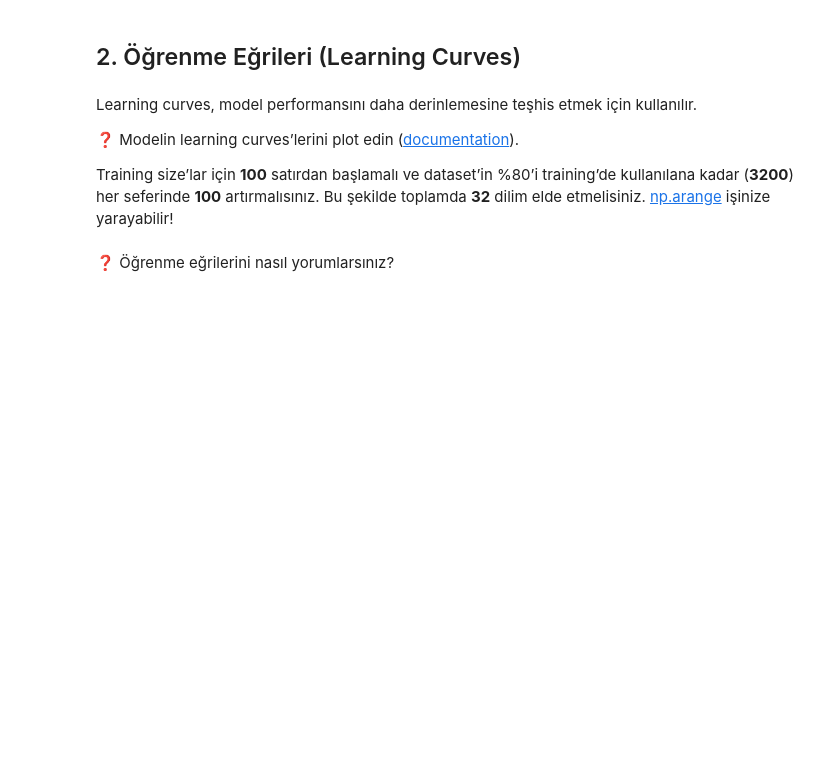
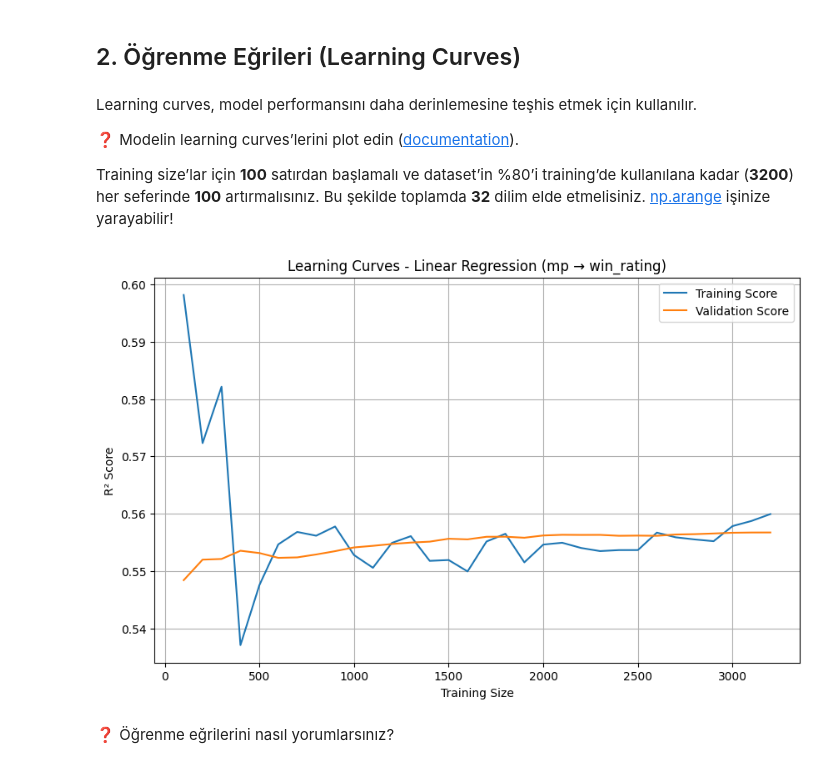
Before and after one commit to doganalperr/S16D1-S-data-learning-curves-, a Jupyter notebook: Learning_Curves.ipynb, the cells around one changed output. Drawn from its saved outputs; the diff is of its cells as text; code cells hidden in the pictures; blank space fills up the shorter version.

```diff
--- a/Learning_Curves.ipynb
+++ b/Learning_Curves.ipynb
@@ -19,0 +18,3 @@ from sklearn.preprocessing import PolynomialFeatures
+# %%
+df = pd.read_csv("NBA.csv")
+df.head()
@@ -51,3 +84,31 @@ Training size’lar için **100** satırdan başlamalı ve dataset’in %80’i
+# %%
+train_sizes = np.arange(100,3300,100)
+
+X = df[['mp']]
+y = df['win_rating']
+
+model = LinearRegression()
+
+train_sizes, train_scores, val_scores = learning_curve(model,X,y,train_sizes=train_sizes,cv=5,scoring="r2")
+
+train_mean = train_scores.mean(axis=1)
+val_mean = val_scores.mean(axis=1)
+
+
+plt.figure(figsize=(10,6))
+
+plt.plot(train_sizes, train_mean, label='Training Score')
+plt.plot(train_sizes, val_mean, label='Validation Score')
+
+plt.xlabel('Training Size')
+plt.ylabel('R² Score')
+plt.title('Learning Curves - Linear Regression (mp → win_rating)')
+plt.legend()
+plt.grid(True)
+
+plt.show()
+# %% [output]
+[figure, added]
 # %% [markdown]
 ❓ Öğrenme eğrilerini nasıl yorumlarsınız?
 # %% [markdown]
```
Also changed, not shown: parts of 24 cells of this notebook, 2 other files.
